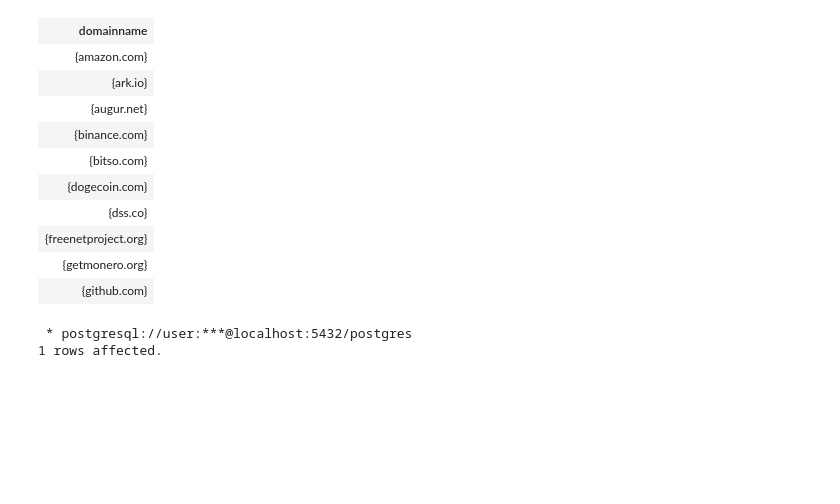
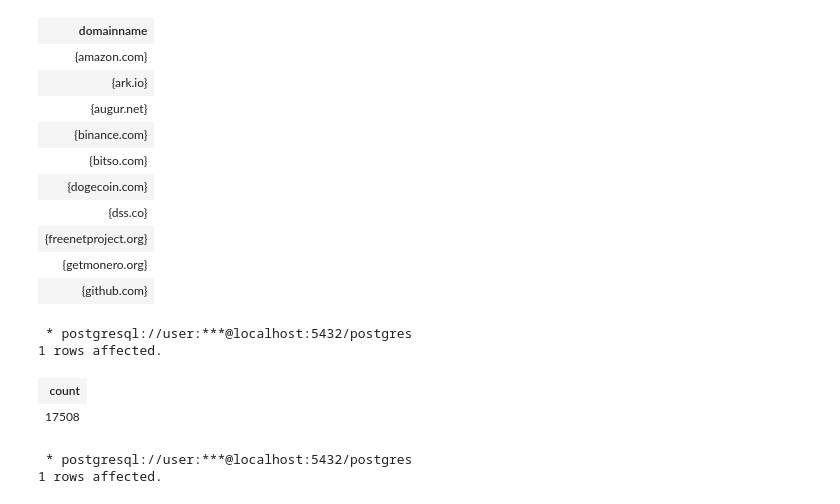
Before and after one commit to dentropy/udacity-capstone, a Jupyter notebook: sql_practice.ipynb, the cells around one changed output. Drawn from its saved outputs; the diff is of its cells as text; code cells hidden in the pictures; blank space fills up the shorter version.

```diff
--- a/sql_practice.ipynb
+++ b/sql_practice.ipynb
@@ -297,6 +297,17 @@ SELECT DISTINCT(reddit_comments.domainname)
 | {freenetproject.org} |
 | {getmonero.org} |
 | {github.com} |
+# %%
+%%sql
+SELECT COUNT((reddit_comments.domainname))
+    FROM reddit_comments JOIN git_metadata
+    ON reddit_comments.domainname = git_metadata.email_domain
+    LIMIT(10);
+# %% [output]
+ * postgresql://user:***@localhost:5432/postgres
+1 rows affected.
+| count |
+| 17508 |
 # %%
 %%sql
 SELECT COUNT(DISTINCT(reddit_comments.domainname))
```
Also changed, not shown: 7 other files.
